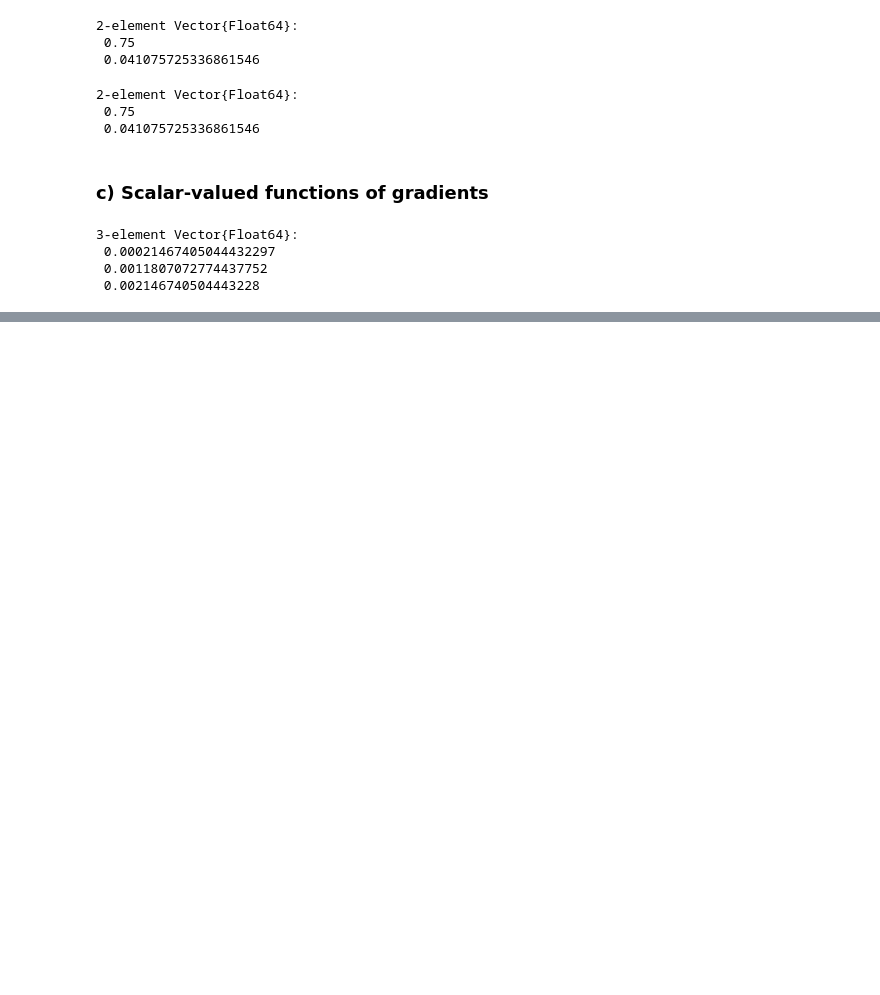
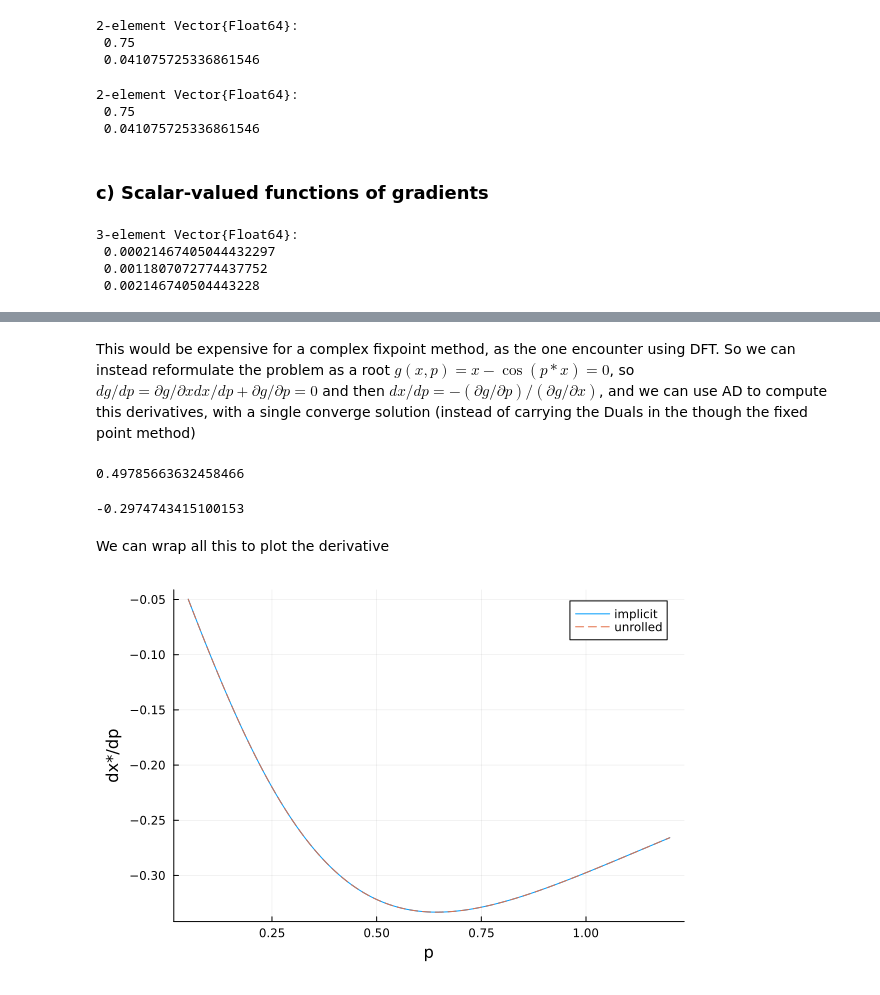
Before and after one commit to EdrickSG/Learning_AD, a Jupyter notebook: AD_notebook.ipynb, the cells around one changed output, grey strips where cells are left out. Cells and saved outputs as stored; diff of their text form; code cells hidden in the pictures; blank space fills up the shorter version.

```diff
--- a/AD_notebook.ipynb
+++ b/AD_notebook.ipynb
@@ -291,3 +294,0 @@ x = [1.0, 2.0, 3.0]
-# %%
-x  = randn(5)
-δx = randn(5) * 1e-8;
@@ -320,0 +303,9 @@ abs(ad - fd) / abs(ad)     # this should be small
+# %%
+function fixpoint(p; x=0.5, tol=1e-12)
+    for _ in 1:1000
+        xn = cos(p*x)
+        abs(xn - x) < tol && return xn
+        x = xn
+    end
+    x
+end
@@ -320,0 +316,3 @@ abs(ad - fd) / abs(ad)     # this should be small
+# %%
+p = 1.0
+xs = fixpoint(p)
@@ -320,0 +327,15 @@ abs(ad - fd) / abs(ad)     # this should be small
+# %% [markdown]
+This would be expensive for a complex fixpoint method, as the one encounter using DFT. So we can instead reformulate the problem as a root $g(x,p) = x-\cos(p*x)=0$, so $dg/dp=\partial g/\partial x d x/d p + \partial g/\partial p=0$ and then $d x/d p = - (\partial g/\partial p) / (\partial g/\partial x) $, and we can use AD to compute this derivatives, with a single converge solution (instead of carrying the Duals in the though the fixed point method)
+# %%
+g(x, p) = x - cos(p*x)
+
+gx = ForwardDiff.derivative(x -> g(x, p), xs)     # ∂g/∂x at (xs, p)
+gp = ForwardDiff.derivative(q -> g(xs, q), p)     # ∂g/∂p at (xs, p)
+# %% [output]
+0.49785663632458466
+# %%
+dx_implicit = -gp / gx
+# %% [output]
+-0.2974743415100153
+# %% [markdown]
+We can wrap all this to plot the derivative
@@ -320,0 +344,15 @@ abs(ad - fd) / abs(ad)     # this should be small
+# %%
+res(x, p) = x - cos(p*x)
+
+function dxdp(p)
+    xs = fixpoint(p)                                  # x*(p)
+    gx = ForwardDiff.derivative(x -> res(x, p), xs)   # ∂res/∂x at (x*, p)
+    gp = ForwardDiff.derivative(q -> res(xs, q), p)   # ∂res/∂p at (x*, p)
+    return -gp / gx
+end
+
+ps = 0.05:0.01:1.2
+plot(ps, dxdp.(ps), label="implicit", xlabel="p", ylabel="dx*/dp")
+plot!(ps, [ForwardDiff.derivative(fixpoint, p) for p in ps], ls=:dash, label="unrolled")
+# %% [output]
+[figure, added]
```
Also changed, not shown: parts of 27 cells of this notebook, 3 other files.
